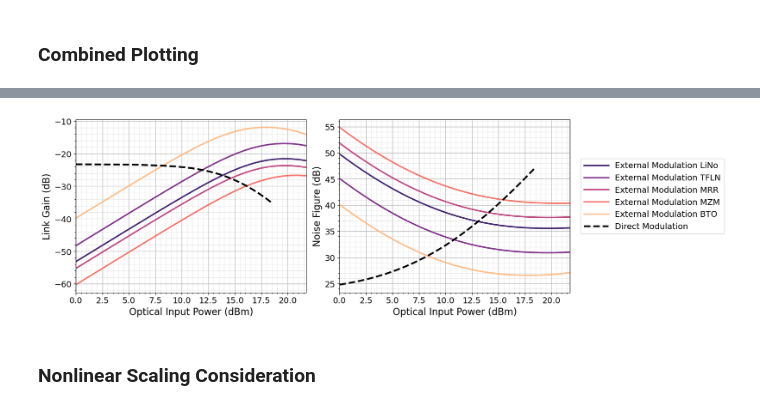
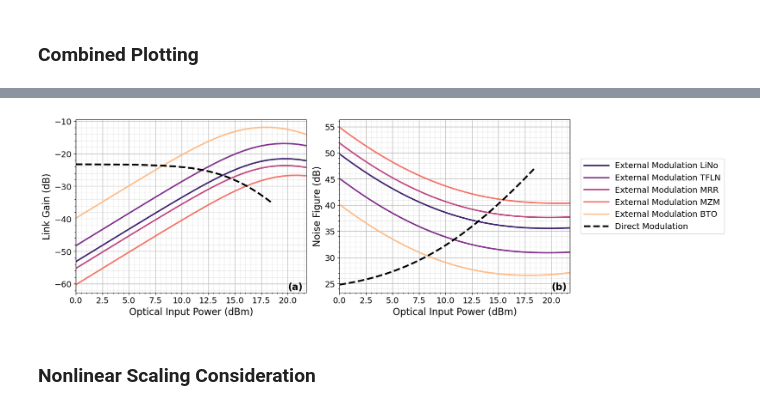
Before and after one commit to ericcblow/MicrowavePhotonicSimulations, a Jupyter notebook: RF Analysis - Si Ph/SiPh_RF_Simulations.ipynb, the cells around one changed output, grey strips where cells are left out. Saved outputs shown, nothing was run; the diff lists cells and outputs as text; code cells hidden in the pictures.

```diff
--- a/RF Analysis - Si Ph/SiPh_RF_Simulations.ipynb
+++ b/RF Analysis - Si Ph/SiPh_RF_Simulations.ipynb
@@ -685,9 +687,6 @@ plt.xlim(0,25)
 plt.legend(handlelength=3, loc='best')
 # plt.ylim(-10,0)
 plt.grid(which='major', axis='both')
-if isSaving:
-    outputFile = 'TFig18_MRRModNLLoss_OptPowIn.pdf'
-    plt.savefig(outputFile, format='pdf', dpi=dpi_res)
 plt.show()
 # %% [output]
 [figure]
@@ -1276,6 +1270,15 @@ ax.minorticks_on()
 ax.grid(True, which='minor', alpha=0.25)
 
 ax.tick_params(axis='both', labelsize=fs-2)
+axs[0].text(0.92, 0.06,'(a)', transform=axs[0].transAxes,
+            fontsize=fs, fontweight='bold', va='top')
+# axs[0].text(
+#     -0.12, 1.05, '(a)',
+#     transform=axs[0].transAxes,
+#     fontsize=fs,
+#     fontweight='bold',
+#     va='top'
+# )
 
 # -------------------------
 # Right: Noise Figure
@@ -1284,34 +1287,43 @@ ax = axs[1]
 ax.plot(Pin, NF_EM_LiNo,   color=color[0], linewidth=lw_em, alpha=alpha_em, label=label_EM+' LiNo', linestyle=line_EM)
 ax.plot(Pin, NF_EM_TFLN,   color=color[1], linewidth=lw_em, alpha=alpha_em, label=label_EM+' TFLN', linestyle=line_EM)
 ax.plot(Pin, NF_EM_MRRMod, color=color[2], linewidth=lw_em, alpha=alpha_em, label=label_EM+' MRR',  linestyle=line_EM)
 ax.plot(Pin, NF_EM_MZMMod, color=color[3], linewidth=lw_em, alpha=alpha_em, label=label_EM+' MZM',  linestyle=line_EM)
 ax.plot(Pin, NF_EM_BTO,    color=color[4], linewidth=lw_em, alpha=alpha_em, label=label_EM+' BTO',  linestyle=line_EM)
 ax.plot(Pin_DML, np.squeeze(NF_DM), color=dm_color, linewidth=lw_dm, label=label_DM, linestyle=dm_ls)
 
 ax.set_ylabel('Noise Figure (dB)', fontsize=fs)
 ax.set_xlabel('Optical Input Power (dBm)', fontsize=fs)
 ax.set_xlim(0, Pin_max)
 ax.grid(True, which='major')
 ax.minorticks_on()
 ax.grid(True, which='minor', alpha=0.25)
 
 ax.tick_params(axis='both', labelsize=fs-2)
+axs[1].text(0.92, 0.06, '(b)', transform=axs[1].transAxes,
+            fontsize=fs, fontweight='bold', va='top')
+# axs[1].text(
+#     -0.12, 1.05, '(b)',
+#     transform=axs[1].transAxes,
+#     fontsize=fs,
+#     fontweight='bold',
+#     va='top'
+# )
 
 # -------------------------
 # One shared legend (outside)
 # -------------------------
 handles, labels = axs[0].get_legend_handles_labels()
 fig.legend(handles, labels, loc='center left', bbox_to_anchor=(.85, 0.6),
            frameon=True, fontsize=fs-2, handlelength=3)
 
 fig.tight_layout(rect=[0, 0, 0.85, 1])  # leave room for legend
 
 if isSaving:
     outputFile = 'RF_Analysis_Linear.pdf'
     plt.savefig(outputFile, format='pdf', dpi=dpi_res, bbox_inches='tight')
 plt.show()
 # %% [output]
-[figure, old version]
+[figure, new version]
 # %% [markdown]
 ### Nonlinear Scaling Consideration
 # %%
```
Also changed, not shown: parts of 3 cells of this notebook, 3 other files.
